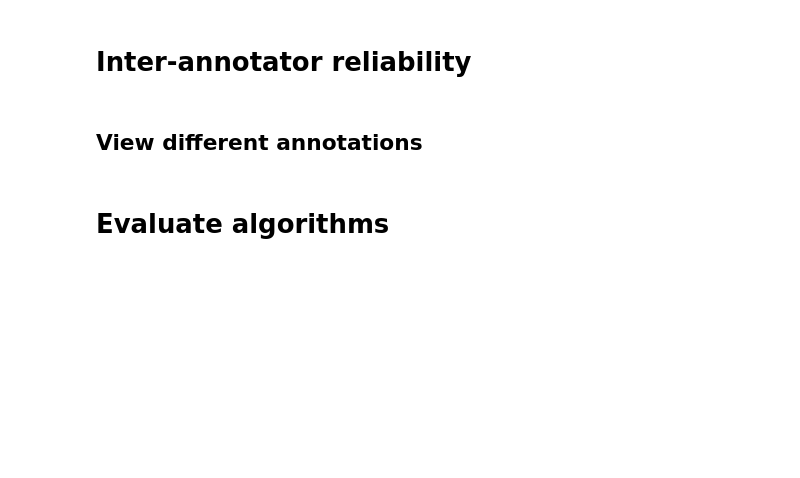
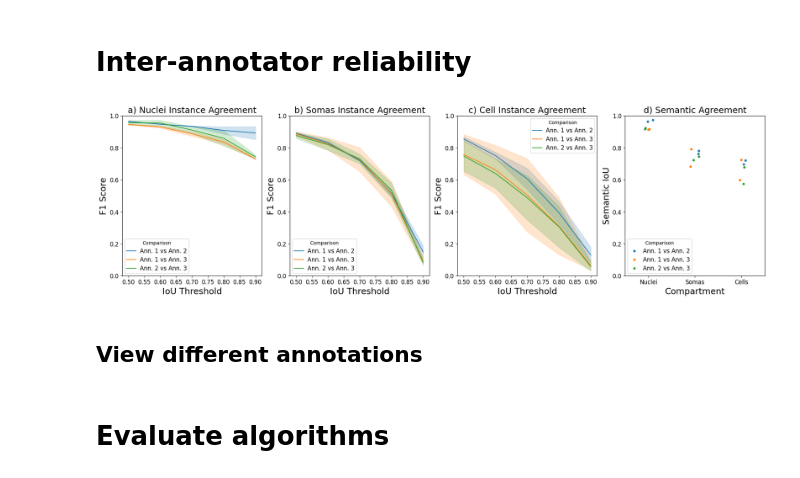
Before and after one commit to Shavit-Lab/cell_paint_seg, a Jupyter notebook: experiments/96_control/helper.ipynb, the cells around one changed output. Saved outputs shown, nothing was run; the diff lists cells and outputs as text; code cells hidden in the pictures; blank space fills up the shorter version.

```diff
--- a/experiments/96_control/helper.ipynb
+++ b/experiments/96_control/helper.ipynb
@@ -143,0 +202,10 @@ for id in id_to_path.keys():
+# %%
+path = "/Users/thomasathey/Documents/shavit-lab/fraenkel/papers/cvpr/data/all_control/release/annotations"
+
+# get a list of all paths of tif files in the path
+path = Path(path)
+paths = list(path.glob("*.tif"))
+# open all files and print the data type
+for path in paths:
+    im = io.imread(path)
+    print(f"{path} @ {im.dtype}")
@@ -144,7 +230,7 @@ for id in id_to_path.keys():
 # %% [markdown]
 # Resolve segmentations
 # %%
-path_resolve = "/Users/thomasathey/Documents/shavit-lab/fraenkel/papers/cvpr/data/annotated/annotate_3ch/aneesh"
+path_resolve = "/Users/thomasathey/Documents/shavit-lab/fraenkel/papers/cvpr/data/annotated/annotate_3ch/alba"
 path_resolve = Path(path_resolve)
 # %%
 id_to_path = get_id_to_path(path_3ch, tag=".tif", id_from_name=id_from_name_mask)
@@ -276,7 +380,7 @@ path_alba = "/Users/thomasathey/Documents/shavit-lab/fraenkel/papers/cvpr/data/a
 path_im = "/Users/thomasathey/Documents/shavit-lab/fraenkel/papers/cvpr/data/annotated/annotate_3ch/"
 
 
-ann_to_path = {"Tommy": path_tommy, "Aneesh": path_aneesh, "Alba": path_alba}
+ann_to_path = {"Ann. 1": path_tommy, "Ann. 2": path_aneesh, "Ann. 3": path_alba}
 
 tag_to_name = {"nuc": "Nuclei", "soma": "Somas", "cell": "Cells"}
 
@@ -289,8 +393,9 @@ data_pair = []
 
 data_semantic_iou = []
 data_semantic_comp = []
+data_semantic_pair = []
 
-for ann1, ann2 in tqdm([("Tommy", "Aneesh"), ("Tommy", "Alba"), ("Aneesh", "Alba")], desc="annotator pairs..."):
+for ann1, ann2 in tqdm([("Ann. 1", "Ann. 2"), ("Ann. 1", "Ann. 3"), ("Ann. 2", "Ann. 3")], desc="annotator pairs..."):
     path_ann_1 = ann_to_path[ann1]
     path_ann_2 = ann_to_path[ann2]
     for compartment in tqdm(["nuc", "soma", "cell"], leave=False, desc="compartments..."):
@@ -306,6 +411,7 @@ for ann1, ann2 in tqdm([("Tommy", "Aneesh"), ("Tommy", "Alba"), ("Aneesh", "Alba
             semantic_iou = np.sum(np.logical_and(seg_binary1, seg_binary2)) / np.sum(np.logical_or(seg_binary1, seg_binary2))
             data_semantic_iou.append(semantic_iou)
             data_semantic_comp.append(tag_to_name[compartment])
+            data_semantic_pair.append(f"{ann1} vs {ann2}")
 
             for iou_thresh in tqdm(np.arange(0.5, 1.0, 0.1), leave=False, desc="IoU thresholds..."):
                 tps, fps, fns = threat_score(seg_ann1, seg_ann2, iou_thresh)
@@ -321,19 +427,34 @@ for ann1, ann2 in tqdm([("Tommy", "Aneesh"), ("Tommy", "Alba"), ("Aneesh", "Alba
                     data_pair.append(f"{ann1} vs {ann2}")
 
 df = pd.DataFrame({"IoU Threshold": data_iou, "F1 Score": data_val, "Metric": data_metric, "Compartment": data_comp, "Comparison": data_pair})
-df_semantic = pd.DataFrame({"Semantic IoU": data_semantic_iou, "Compartment": data_semantic_comp})
+df_semantic = pd.DataFrame({"Semantic IoU": data_semantic_iou, "Compartment": data_semantic_comp, "Comparison": data_semantic_pair})
 # %%
 f, axs = plt.subplots(1, 4, figsize=(24, 6))
 
 for compartment, ax in zip(["Nuclei", "Somas", "Cells"], axs):
-    sns.lineplot(data=df[df["Compartment"] == compartment ], x="IoU Threshold", y="F1 Score", hue="Comparison", ax=ax)
+    sns.lineplot(data=df[df["Compartment"] == compartment ], x="IoU Threshold", y="F1 Score", hue="Comparison", ax=ax, errorbar="sd")
     ax.set_title(compartment)
+    ax.set_ylim(0, 1.0)
 
-plt.ylim(0, 1.0)
 
-sns.stripplot(data=df_semantic, x="Compartment", y="Semantic IoU", ax=axs[-1])
+sns.stripplot(data=df_semantic, x="Compartment", y="Semantic IoU", hue="Comparison", ax=axs[-1])
 plt.ylim(0, 1.0)
 
 
+axs[0].set_title("a) Nuclei Instance Agreement")
+axs[1].set_title("b) Somas Instance Agreement")
+axs[2].set_title("c) Cell Instance Agreement")
+axs[3].set_title("d) Semantic Agreement")
+
+for ax in axs:
+    for item in ([ax.title, ax.xaxis.label, ax.yaxis.label]):
+        item.set_fontsize(18)
+
+    for item in (ax.get_xticklabels() + ax.get_yticklabels() + ax.get_legend().get_texts()):
+        item.set_fontsize(12)
+
+
 #plt.suptitle("Tommy vs Aneesh Agreement")
-#plt.savefig("./data/figures/results/threat.svg")
+plt.savefig("/Users/thomasathey/Documents/shavit-lab/fraenkel/papers/cvpr/figures/aggreement_1.svg")
+# %% [output]
+[figure, added]
```
Also changed, not shown: parts of 22 cells of this notebook, 1 other file.
